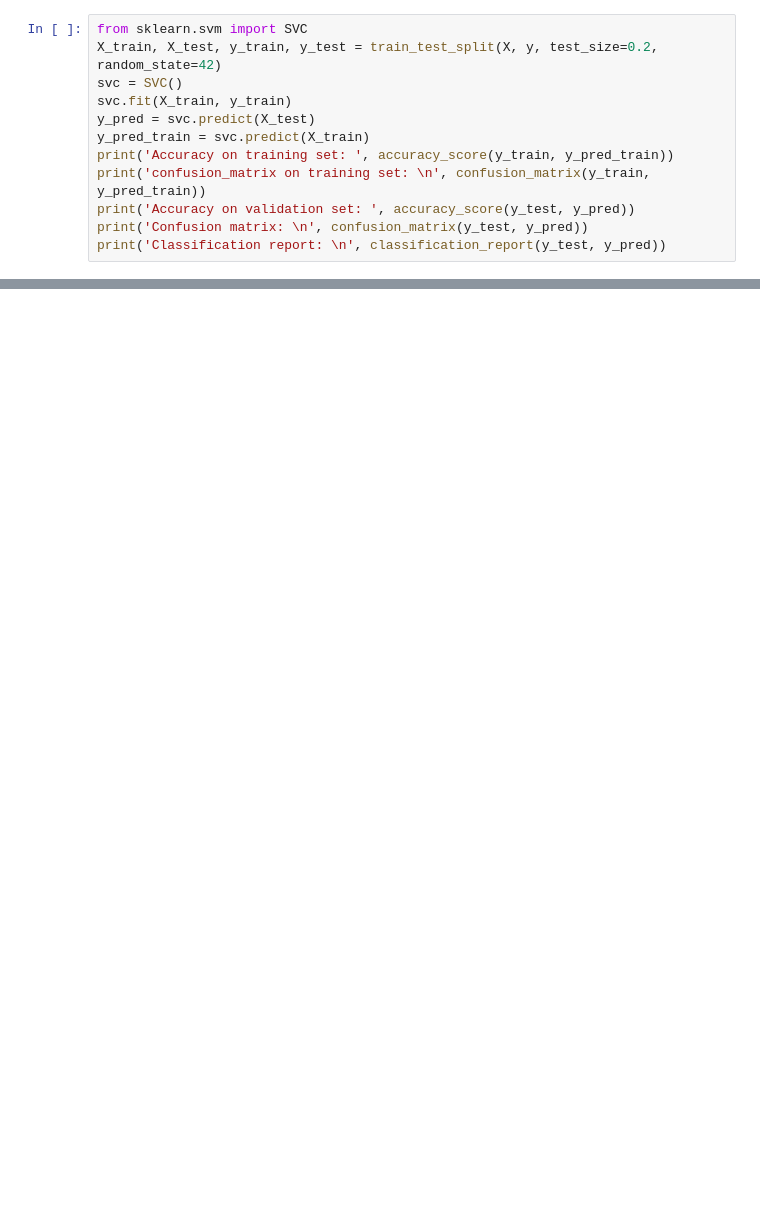
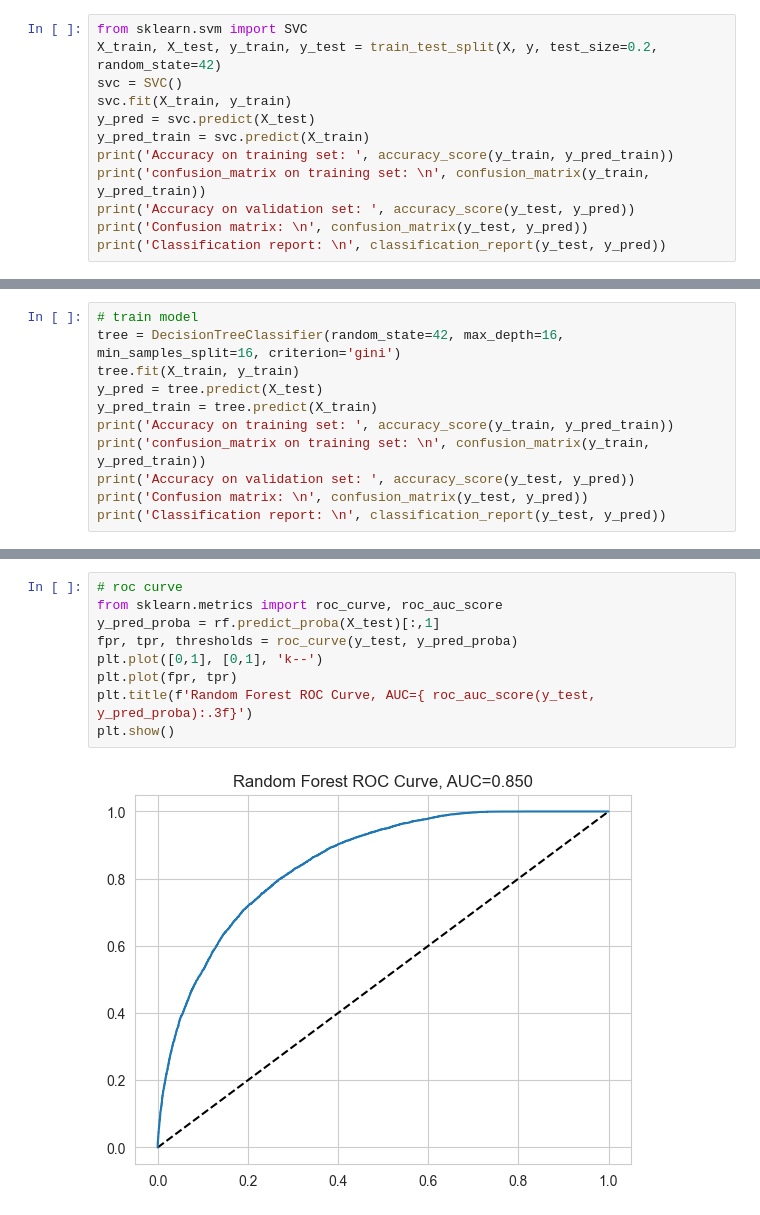
Before and after one commit to irenedovichi/DM-project, a Jupyter notebook: TASK 3/classification.ipynb, the cells around one changed output, grey strips where cells are left out. Saved outputs shown, nothing was run; the diff lists cells and outputs as text; blank space fills up the shorter version.

```diff
--- a/TASK 3/classification.ipynb
+++ b/TASK 3/classification.ipynb
@@ -1177,0 +923,11 @@ print('Classification report: \n', classification_report(y_test, y_pred))
+# %%
+# train model
+tree = DecisionTreeClassifier(random_state=42, max_depth=16, min_samples_split=16, criterion='gini')
+tree.fit(X_train, y_train)
+y_pred = tree.predict(X_test)
+y_pred_train = tree.predict(X_train)
+print('Accuracy on training set: ', accuracy_score(y_train, y_pred_train))
+print('confusion_matrix on training set: \n', confusion_matrix(y_train, y_pred_train))
+print('Accuracy on validation set: ', accuracy_score(y_test, y_pred))
+print('Confusion matrix: \n', confusion_matrix(y_test, y_pred))
+print('Classification report: \n', classification_report(y_test, y_pred))
@@ -1177,0 +1036,11 @@ print('Classification report: \n', classification_report(y_test, y_pred))
+# %%
+# roc curve
+from sklearn.metrics import roc_curve, roc_auc_score
+y_pred_proba = rf.predict_proba(X_test)[:,1]
+fpr, tpr, thresholds = roc_curve(y_test, y_pred_proba)
+plt.plot([0,1], [0,1], 'k--')
+plt.plot(fpr, tpr)
+plt.title(f'Random Forest ROC Curve, AUC={ roc_auc_score(y_test, y_pred_proba):.3f}')
+plt.show()
+# %% [output]
+[figure, added]
```
Also changed, not shown: parts of 150 cells of this notebook, 1 other file.
